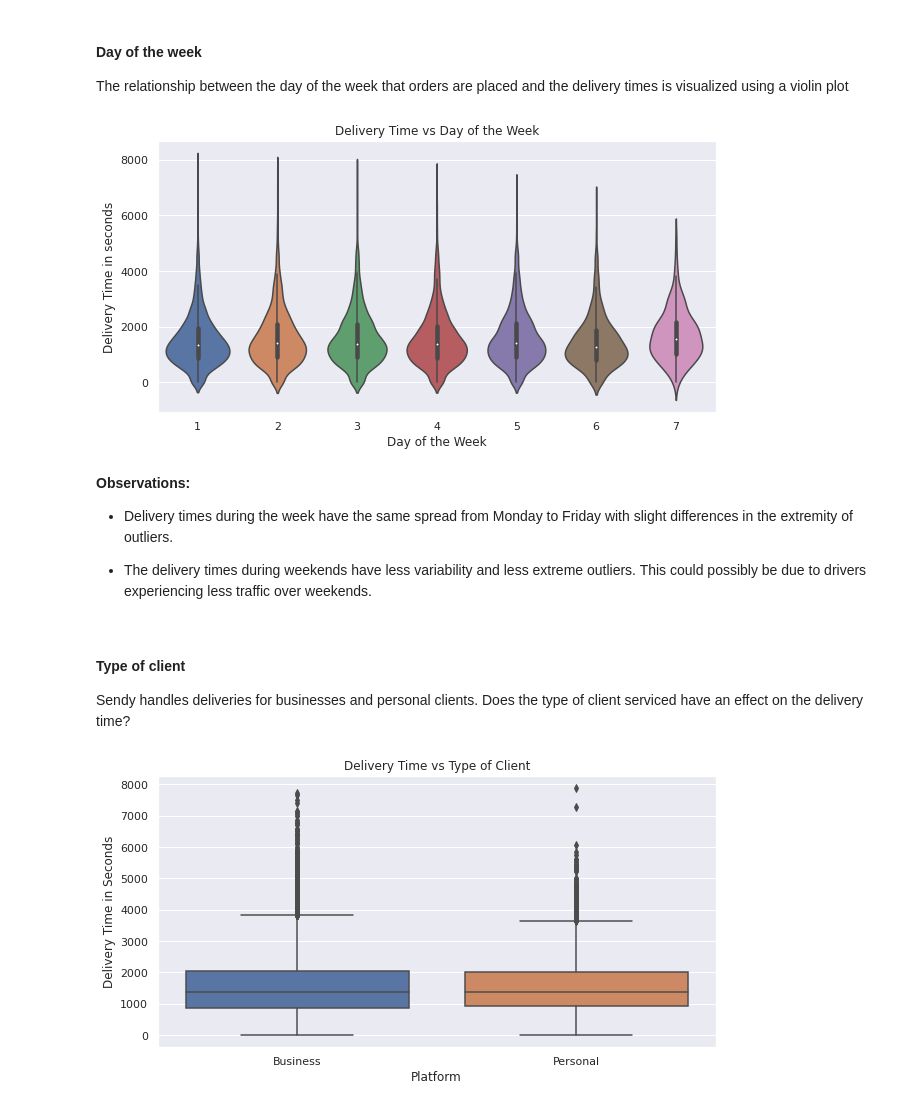
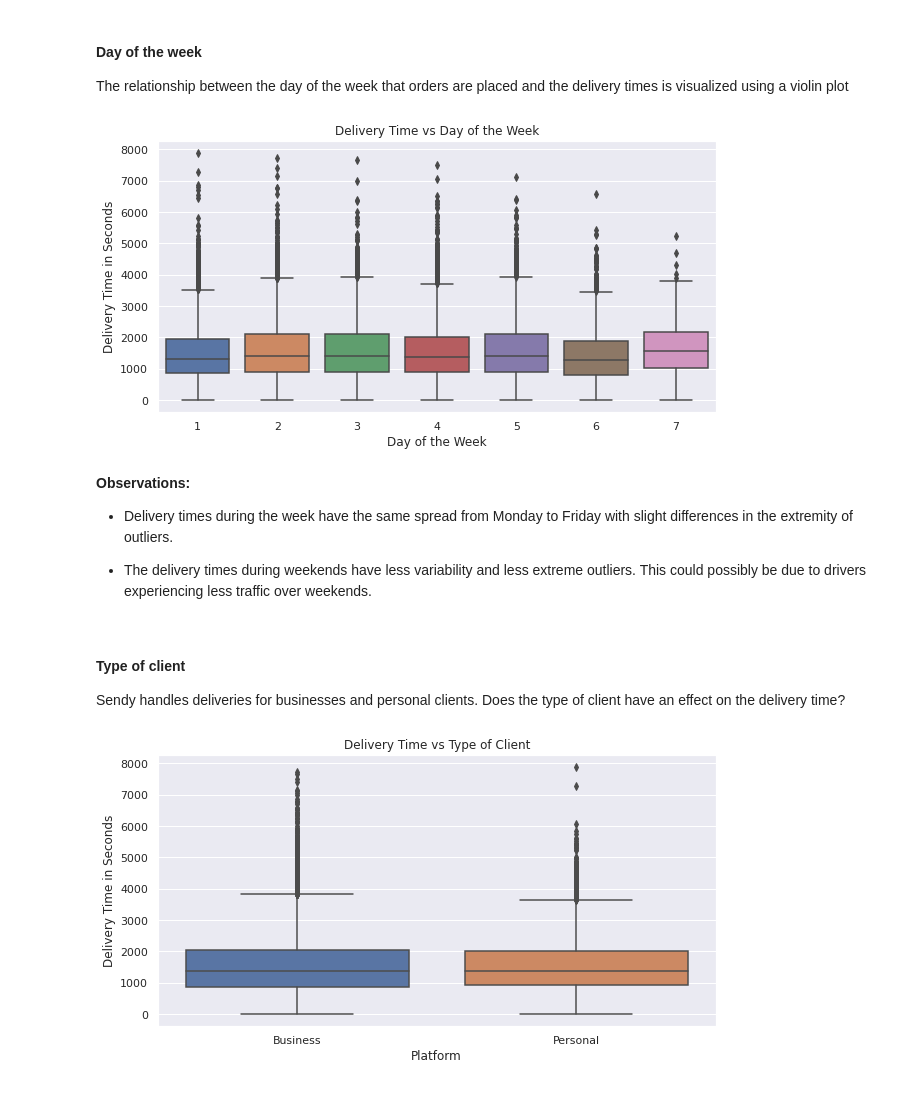
Before and after one commit to NicoleMeinie/Regression, a Jupyter notebook: Frankenstein.ipynb, the cells around one changed output. Saved outputs shown, nothing was run; the diff lists cells and outputs as text; code cells hidden in the pictures.

```diff
--- a/Frankenstein.ipynb
+++ b/Frankenstein.ipynb
@@ -55,8 +55,8 @@ train_raw = pd.read_csv('Train.csv')
 riders_raw = pd.read_csv('Riders.csv')
 
 # Join riders to test & train data and initialise working dataframes
-Train = pd.merge(train_raw, riders_raw, on = "Rider Id", how="left")
-Test = pd.merge(test_raw, riders_raw, how="left", on = "Rider Id")
+train = pd.merge(train_raw, riders_raw, on="Rider Id", how="left") # make lower letter case
+test = pd.merge(test_raw, riders_raw, how="left", on="Rider Id")
 # %% [markdown]
 Great! Let's build a model!
 # %% [markdown]
@@ -353,16 +392,16 @@ _ = plt.ylabel('Delivery Time in seconds')
 The relationship between the day of the week that orders are placed and the delivery times is visualized using a violin plot
 # %%
 sns.set()
-_ = plt.figure(figsize = (10,5))
-_ = sns.violinplot(x = Train['placement_-_weekday_(mo_=_1)'],
-                   y = Train['time_from_pickup_to_arrival'],
-                   data = Train )
+_ = plt.figure(figsize=(10,5))
+_ = sns.boxplot(x=train['placement_-_weekday_(mo_=_1)'],
+                y=train['time_from_pickup_to_arrival'],
+                data=train )
 
 _ = plt.title('Delivery Time vs Day of the Week')
 _ = plt.xlabel('Day of the Week')
-_ = plt.ylabel('Delivery Time in seconds')
+_ = plt.ylabel('Delivery Time in Seconds')
 # %% [output]
-[figure, old version]
+[figure, new version]
 # %% [markdown]
 **Observations:**
 
@@ -372,6 +411,6 @@ _ = plt.ylabel('Delivery Time in seconds')
 * The delivery times during weekends have less variability and less extreme outliers. This could possibly be due to drivers experiencing less traffic over weekends.
 # %% [markdown]
 #### Type of client
-Sendy handles deliveries for businesses and personal clients. Does the type of client serviced have an effect on the delivery time?
+Sendy handles deliveries for businesses and personal clients. Does the type of client have an effect on the delivery time?
 # %%
 sns.set()
```
Also changed, not shown: parts of 43 cells of this notebook.
